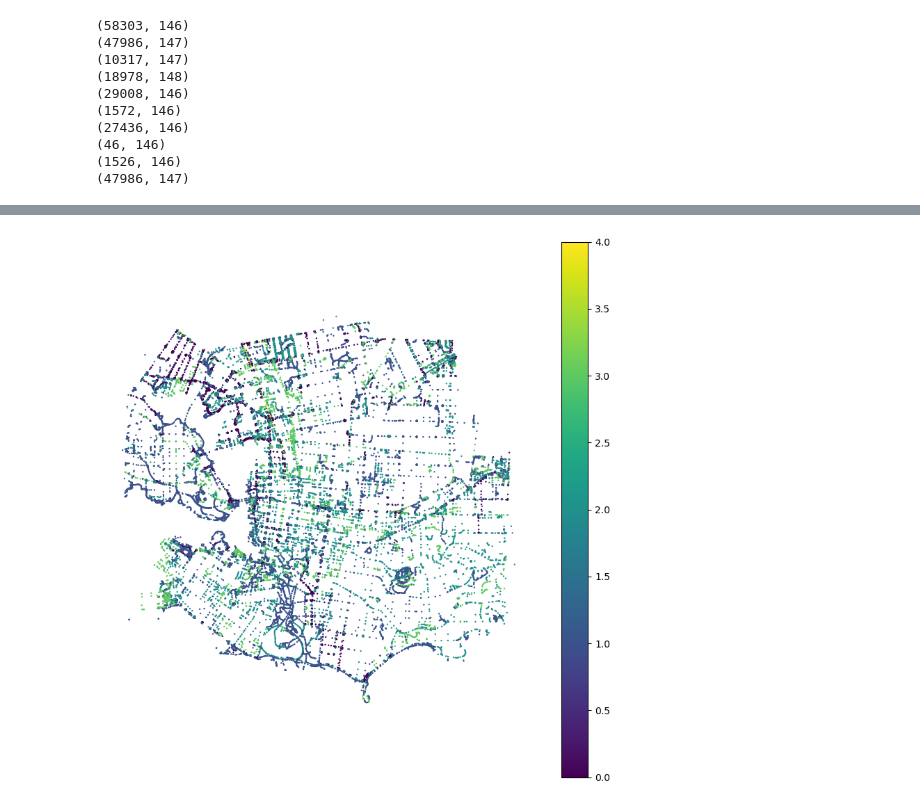
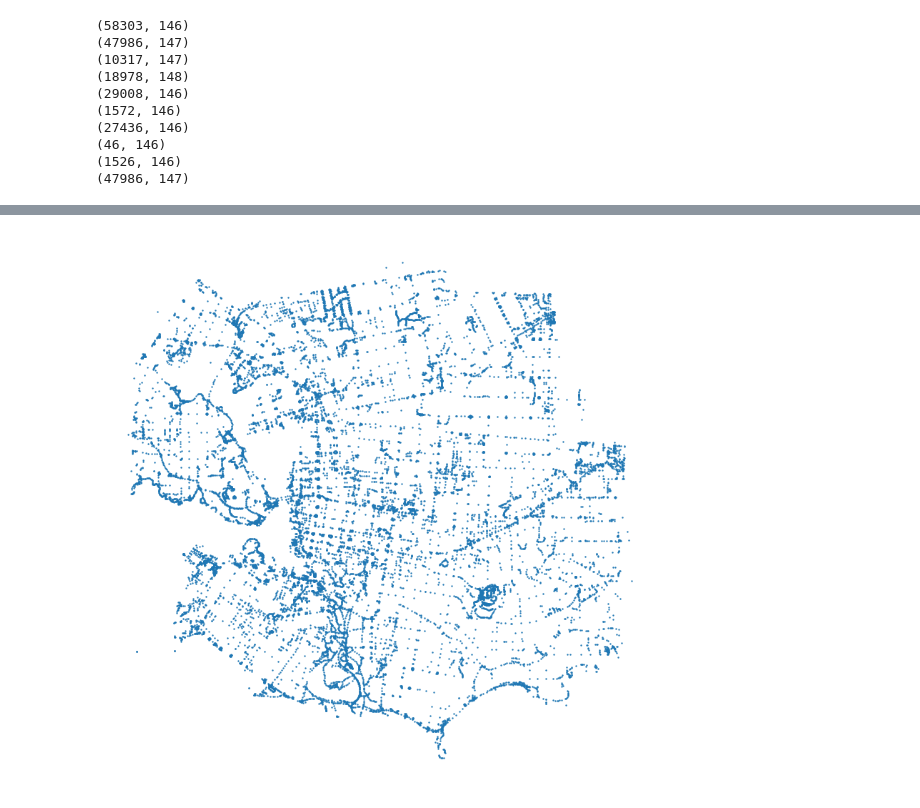
Before and after one commit to chaser-jzx/low_stress_network_quality, a Jupyter notebook: LTS_OSM.ipynb, the cells around one changed output, grey strips where cells are left out. Cells and saved outputs as stored; diff of their text form; code cells hidden in the pictures.

```diff
--- a/LTS_OSM.ipynb
+++ b/LTS_OSM.ipynb
@@ -357,15 +374,16 @@ plt.show()
 # %%
-fig1, ax1 = plt.subplots(figsize=(10,10))
+## Filtered LTS <=2
+fig2, ax2 = plt.subplots(figsize=(10,10))
 
-gdf_nodes.plot(
-    ax=ax1,
-    column="lts",
+gdf_nodes[(gdf_nodes['lts']<=2) & (gdf_nodes['lts']!=0)].plot(
+    ax=ax2,
+    #column="lts",
     markersize=0.5,
     linewidth=1,
     #cmap=cmap,
     legend=True)
 
-ax1.axis("off")
+ax2.axis("off")
 plt.show()
 # %% [output]
-[figure, old version]
+[figure, new version]
```
Also changed, not shown: parts of 16 cells of this notebook.
